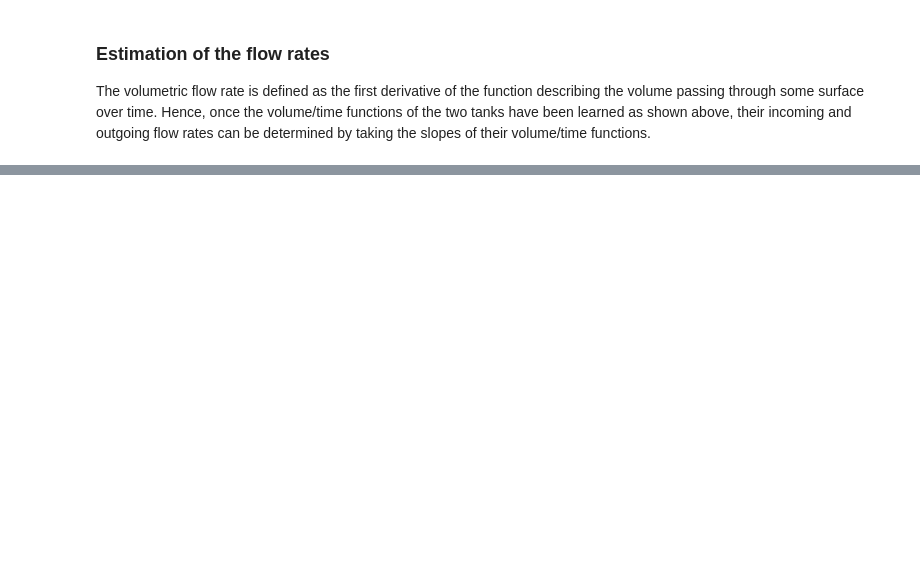
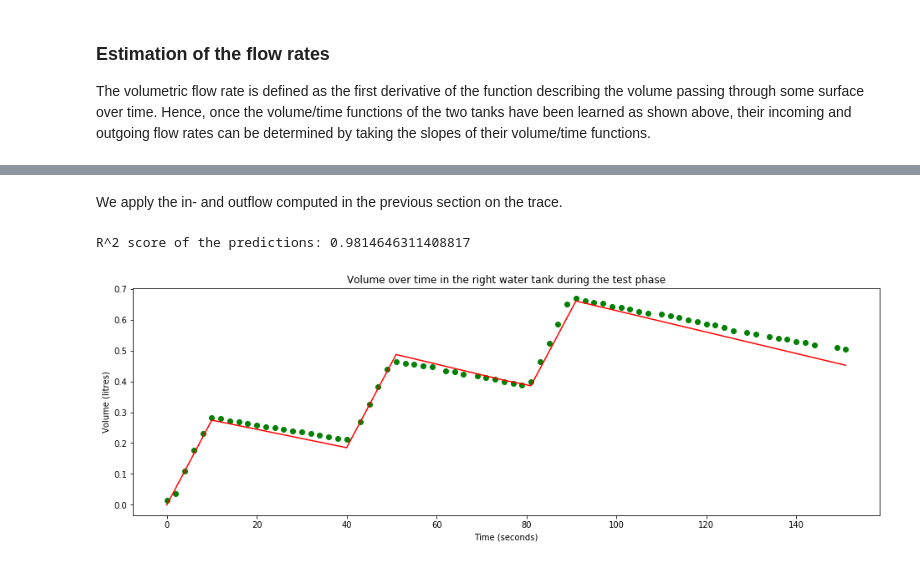
Before and after one commit to crestdsl/CREST, a Jupyter notebook: FlowCalculation.ipynb, the cells around one changed output, grey strips where cells are left out. Cells and saved outputs as stored; diff of their text form; code cells hidden in the pictures; blank space fills up the shorter version.

Commit message:
Update FlowCalculation notebook

```diff
--- a/FlowCalculation.ipynb
+++ b/FlowCalculation.ipynb
@@ -331,0 +345,65 @@ Estimated outflow for the right tank:
+# %% [markdown]
+We apply the in- and outflow computed in the previous section on the trace.
+# %%
+# The test data is transformed into Python lists for simpler manipulation.
+test_times = [x[0] for x in x_test]
+test_volumes = [y[0] for y in y_test]
+
+# The intervals where the flow is incoming or outgoing are calculated.
+start_stop_times = [10, 40, 50, 80, 90]
+breaks = [0]
+for t in start_stop_times:
+    closest = min(test_times, key=lambda x:abs(x-t))
+    breaks.append(test_times.index(closest))
+    if closest < t:
+        breaks[-1] += 1
+breaks.append(len(test_times)-1)
+
+# Plot of the measured data.
+plt.plot(test_times, test_volumes, 'og')
+plt.xlabel('Time (seconds)')
+plt.ylabel('Volume (litres)')
+plt.title('Volume over time in the right water tank during the test phase')
+
+# Computation of the predictions for the volume using the regressions on the in-
+# and outflow.
+prev_vol = 0
+total_preds = []
+for i in range(len(breaks)-1):
+    times = test_times[breaks[i]:breaks[i+1]+1]
+    volumes = test_volumes[breaks[i]:breaks[i+1]+1]
+
+    init_vol = prev_vol #volumes[0]
+    relative_times = times - times[0]
+
+    predictions = []
+    if i % 2 == 0:
+        for t in relative_times:
+            predictions.append(init_vol+inflow_right.coef_[0][0]*t)
+    else:
+        predictions.append(init_vol)
+        vol = init_vol
+        for j, t in enumerate(relative_times[1:]):
+            outflow_interval = 0
+            if vol < outflow_right.predict([intervals_right[1]]):
+                outflow_interval = 1
+            if vol < outflow_right.predict([intervals_right[2]]):
+                outflow_interval = 2
+            vol = vol+outflow_right.slopes[outflow_interval]*(t-relative_times[j])
+            predictions.append(vol)
+
+    if total_preds:
+        total_preds.pop()
+    total_preds += predictions
+
+    r2s.append(r2_score(volumes, predictions))
+    #plt.plot(times, predictions, '-r')
+    prev_vol = predictions[-1]
+
+plt.plot(test_times, total_preds, '-r')
+plt.legend(['Measured data', 'Predictions for the volume with the computed flows'])
+
+print("R^2 score of the predictions: {}".format(r2_score(test_volumes, total_preds)))
+# %% [output]
+R^2 score of the predictions: 0.9814646311408817
+[figure, added]
```
Also changed, not shown: parts of 9 cells of this notebook, 1 other file.
